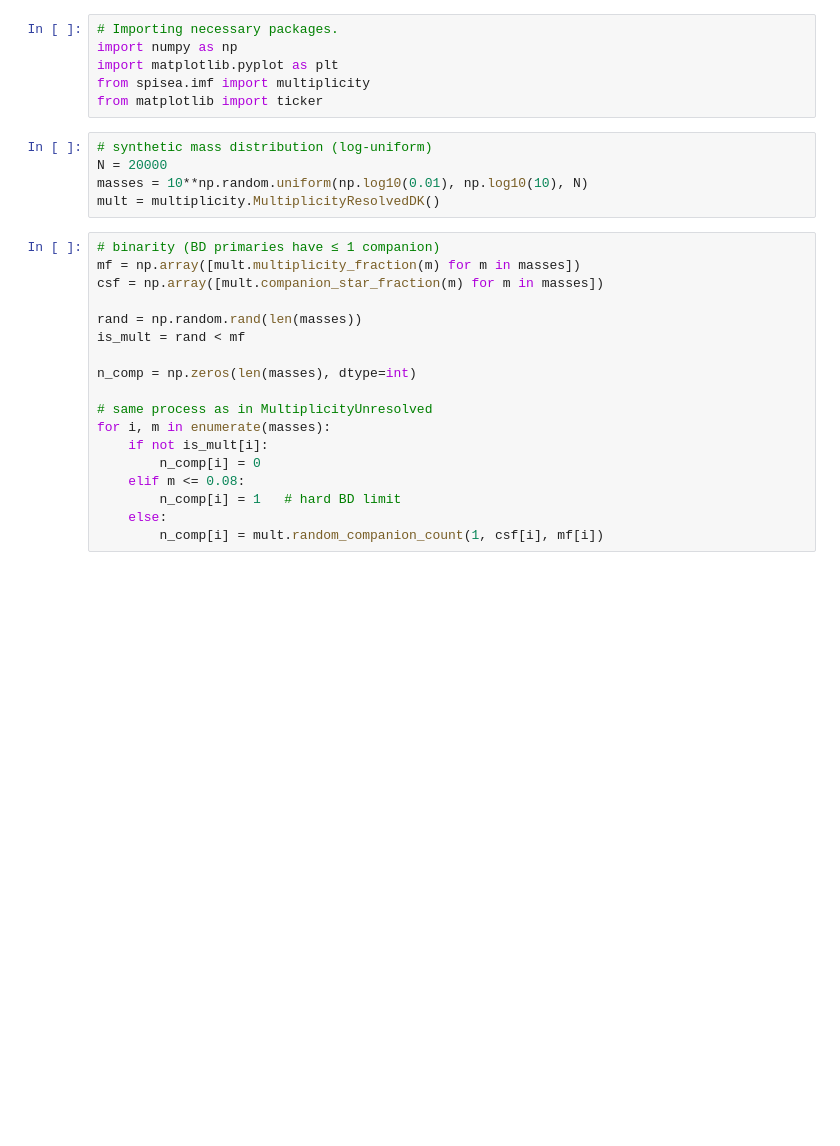
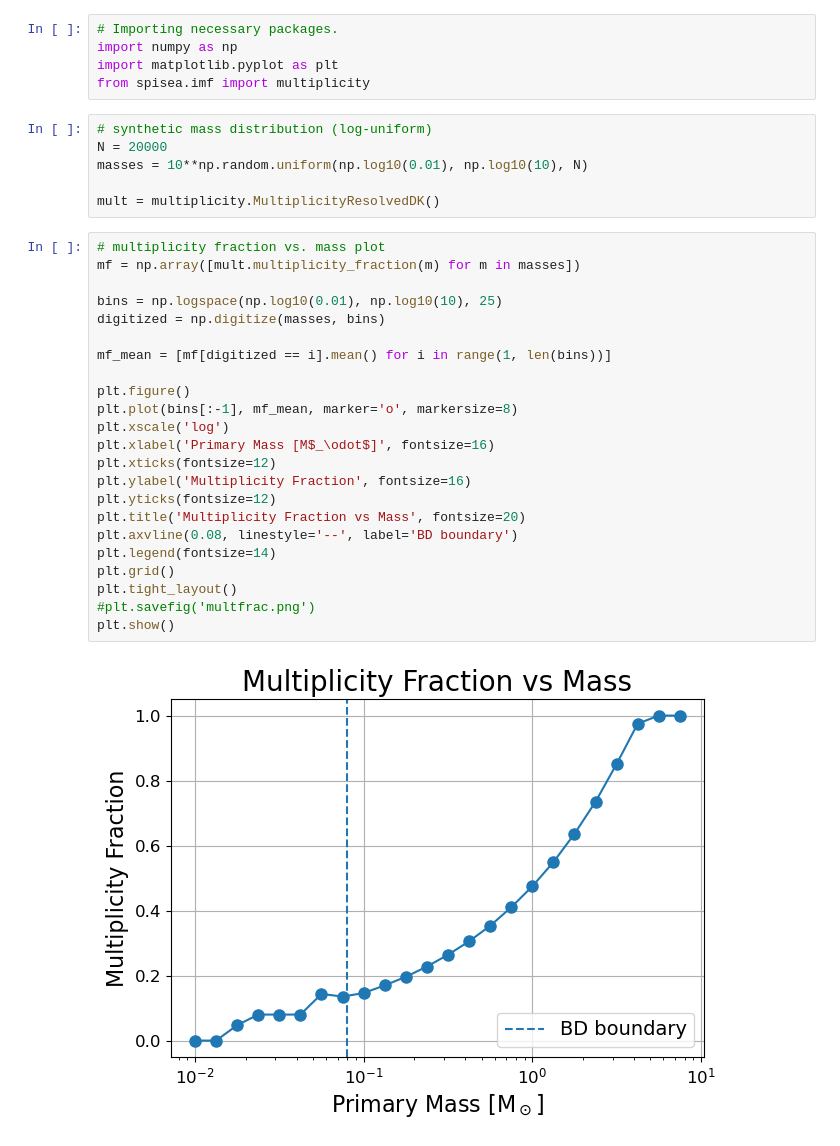
Before and after one commit to astropy/SPISEA, a Jupyter notebook: docs/paper_examples/Begbie+26/Figure 10.ipynb, the cells around one changed output. Cells and saved outputs as stored; diff of their text form; blank space fills up the shorter version.

Commit message:
Corrected paper figures uploaded

```diff
--- a/docs/paper_examples/Begbie+26/Figure 10.ipynb
+++ b/docs/paper_examples/Begbie+26/Figure 10.ipynb
@@ -7,27 +7,34 @@ Topic: Showing the brown dwarf companion count distribution to prove an enforced
 import numpy as np
 import matplotlib.pyplot as plt
 from spisea.imf import multiplicity
-from matplotlib import ticker
 # %%
 # synthetic mass distribution (log-uniform)
 N = 20000
 masses = 10**np.random.uniform(np.log10(0.01), np.log10(10), N)
+
 mult = multiplicity.MultiplicityResolvedDK()
 # %%
-# binarity (BD primaries have ≤ 1 companion)
+# multiplicity fraction vs. mass plot
 mf = np.array([mult.multiplicity_fraction(m) for m in masses])
-csf = np.array([mult.companion_star_fraction(m) for m in masses])
 
-rand = np.random.rand(len(masses))
-is_mult = rand < mf
+bins = np.logspace(np.log10(0.01), np.log10(10), 25)
+digitized = np.digitize(masses, bins)
 
-n_comp = np.zeros(len(masses), dtype=int)
+mf_mean = [mf[digitized == i].mean() for i in range(1, len(bins))]
 
-# same process as in MultiplicityUnresolved
-for i, m in enumerate(masses):
-    if not is_mult[i]:
-        n_comp[i] = 0
-    elif m <= 0.08:
-        n_comp[i] = 1   # hard BD limit
-    else:
-        n_comp[i] = mult.random_companion_count(1, csf[i], mf[i])
+plt.figure()
+plt.plot(bins[:-1], mf_mean, marker='o', markersize=8)
+plt.xscale('log')
+plt.xlabel('Primary Mass [M$_\odot$]', fontsize=16)
+plt.xticks(fontsize=12)
+plt.ylabel('Multiplicity Fraction', fontsize=16)
+plt.yticks(fontsize=12)
+plt.title('Multiplicity Fraction vs Mass', fontsize=20)
+plt.axvline(0.08, linestyle='--', label='BD boundary')
+plt.legend(fontsize=14)
+plt.grid()
+plt.tight_layout()
+#plt.savefig('multfrac.png')
+plt.show()
+# %% [output]
+[figure, added]
```
Also changed, not shown: parts of 2 cells of this notebook, 4 other files.
